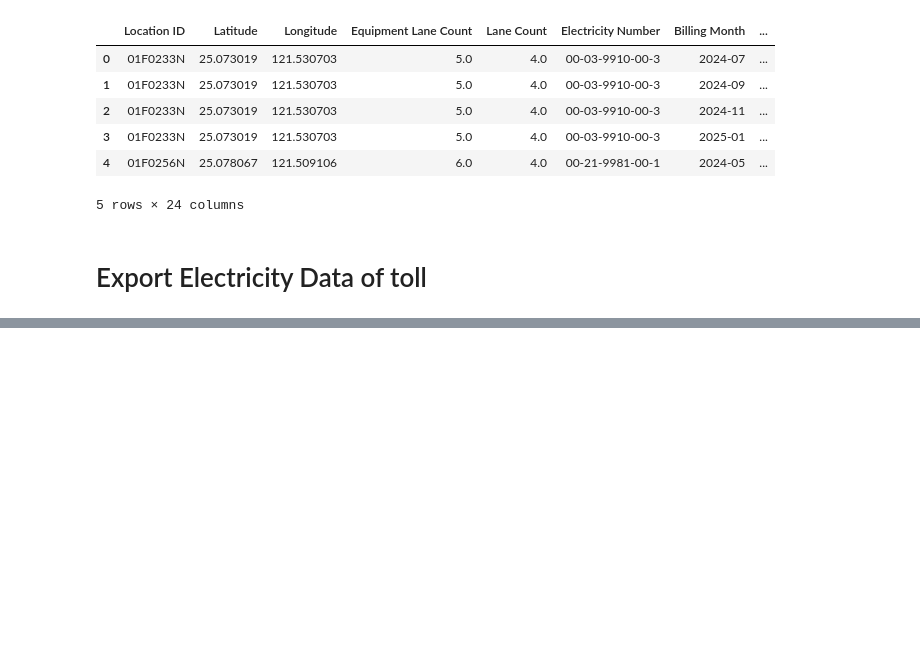
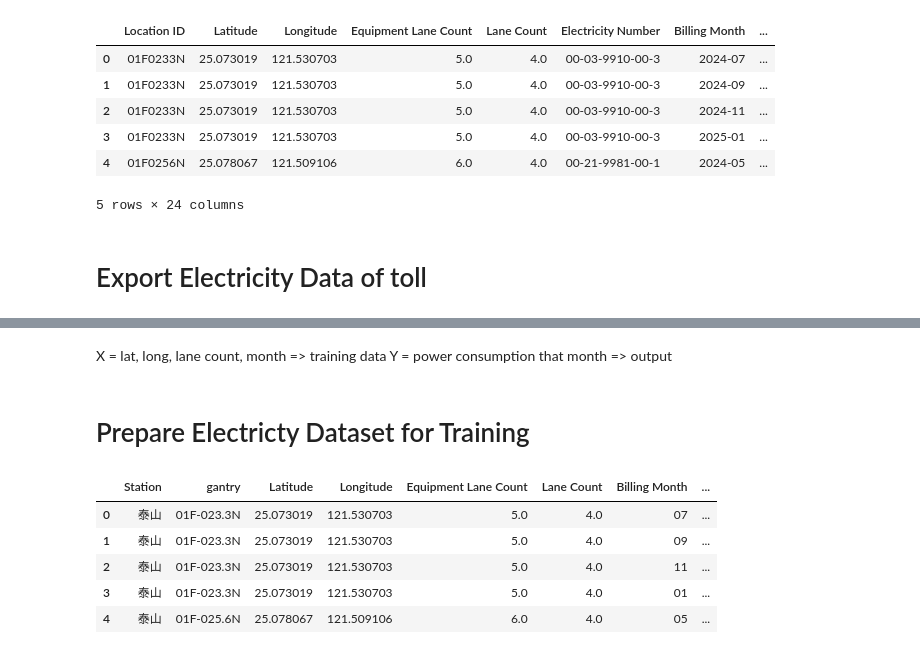
Before and after one commit to PauloWgDev/PowerConsumtionPrediction, a Jupyter notebook: Pre Processing/PreprocessPowerConsumption.ipynb, the cells around one changed output, grey strips where cells are left out. Saved outputs shown, nothing was run; the diff lists cells and outputs as text; code cells hidden in the pictures; blank space fills up the shorter version.

```diff
--- a/Pre Processing/PreprocessPowerConsumption.ipynb
+++ b/Pre Processing/PreprocessPowerConsumption.ipynb
@@ -203,0 +444,17 @@ electricity_toll_station_df.to_csv(output_path, index=False)
+# %% [markdown]
+X = lat, long, lane count, month => training data
+Y = power consumption that month => output
+# %% [markdown]
+# Prepare Electricty Dataset for Training
+# %%
+electricity_path = "../Clean Data/more more more cleaned Electricity of the toll station.csv"
+electricity_df = pd.read_csv(electricity_path)
+
+electricity_df.head()
+# %% [output]
+|  | Station | gantry | Latitude | Longitude | Equipment Lane Count | Lane Count | Billing Month | ... |
+| 0 | 泰山 | 01F-023.3N | 25.073019 | 121.530703 | 5.0 | 4.0 | 07 | ... |
+| 1 | 泰山 | 01F-023.3N | 25.073019 | 121.530703 | 5.0 | 4.0 | 09 | ... |
+| 2 | 泰山 | 01F-023.3N | 25.073019 | 121.530703 | 5.0 | 4.0 | 11 | ... |
+| 3 | 泰山 | 01F-023.3N | 25.073019 | 121.530703 | 5.0 | 4.0 | 01 | ... |
+| 4 | 泰山 | 01F-025.6N | 25.078067 | 121.509106 | 6.0 | 4.0 | 05 | ... |
```
Also changed, not shown: parts of 22 cells of this notebook, 4 other files.
